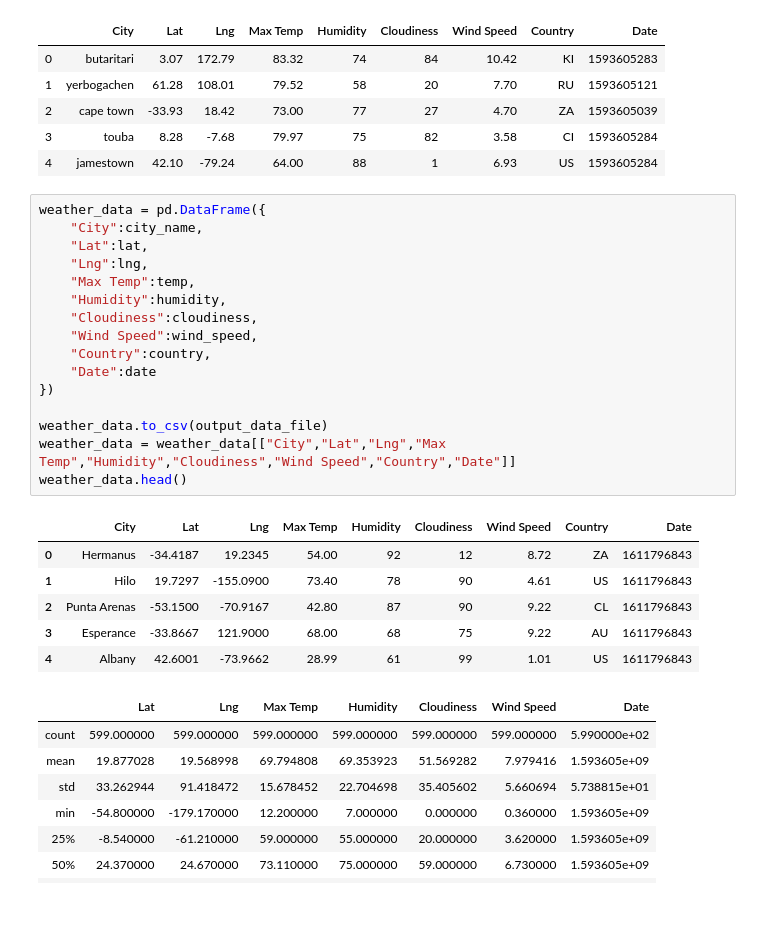
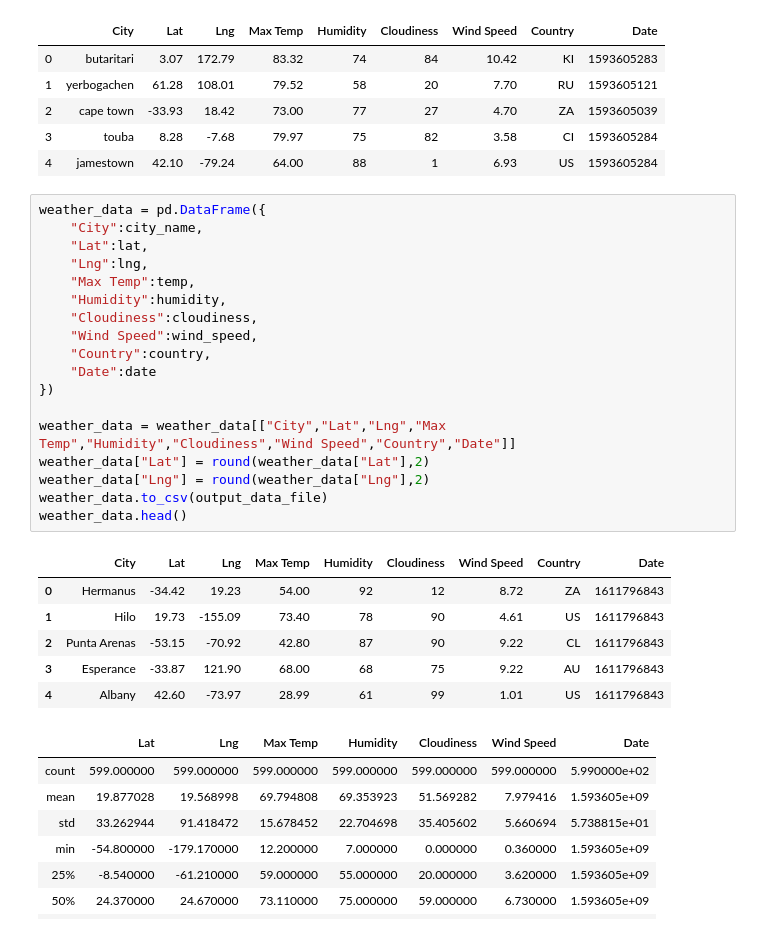
Before and after one commit to priyamittal96/python-api-challenge, a Jupyter notebook: WeatherPy/WeatherPy.ipynb, the cells around one changed output. Saved outputs shown, nothing was run; the diff lists cells and outputs as text.

```diff
--- a/WeatherPy/WeatherPy.ipynb
+++ b/WeatherPy/WeatherPy.ipynb
@@ -156,26 +156,28 @@ Data Retrieval Complete
 # %%
 weather_data = pd.DataFrame({
     "City":city_name,
     "Lat":lat,
     "Lng":lng,
     "Max Temp":temp,
     "Humidity":humidity,
     "Cloudiness":cloudiness,
     "Wind Speed":wind_speed,
     "Country":country,
     "Date":date
 })
 
+weather_data = weather_data[["City","Lat","Lng","Max Temp","Humidity","Cloudiness","Wind Speed","Country","Date"]]
+weather_data["Lat"] = round(weather_data["Lat"],2)
+weather_data["Lng"] = round(weather_data["Lng"],2)
 weather_data.to_csv(output_data_file)
-weather_data = weather_data[["City","Lat","Lng","Max Temp","Humidity","Cloudiness","Wind Speed","Country","Date"]]
 weather_data.head()
 # %% [output]
 |  | City | Lat | Lng | Max Temp | Humidity | Cloudiness | Wind Speed | Country | Date |
-| 0 | Hermanus | -34.4187 | 19.2345 | 54.00 | 92 | 12 | 8.72 | ZA | 1611796843 |
-| 1 | Hilo | 19.7297 | -155.0900 | 73.40 | 78 | 90 | 4.61 | US | 1611796843 |
-| 2 | Punta Arenas | -53.1500 | -70.9167 | 42.80 | 87 | 90 | 9.22 | CL | 1611796843 |
-| 3 | Esperance | -33.8667 | 121.9000 | 68.00 | 68 | 75 | 9.22 | AU | 1611796843 |
-| 4 | Albany | 42.6001 | -73.9662 | 28.99 | 61 | 99 | 1.01 | US | 1611796843 |
+| 0 | Hermanus | -34.42 | 19.23 | 54.00 | 92 | 12 | 8.72 | ZA | 1611796843 |
+| 1 | Hilo | 19.73 | -155.09 | 73.40 | 78 | 90 | 4.61 | US | 1611796843 |
+| 2 | Punta Arenas | -53.15 | -70.92 | 42.80 | 87 | 90 | 9.22 | CL | 1611796843 |
+| 3 | Esperance | -33.87 | 121.90 | 68.00 | 68 | 75 | 9.22 | AU | 1611796843 |
+| 4 | Albany | 42.60 | -73.97 | 28.99 | 61 | 99 | 1.01 | US | 1611796843 |
 # %%
 # %% [output]
 |  | Lat | Lng | Max Temp | Humidity | Cloudiness | Wind Speed | Date |
```
Also changed, not shown: parts of 10 cells of this notebook, 11 other files.
